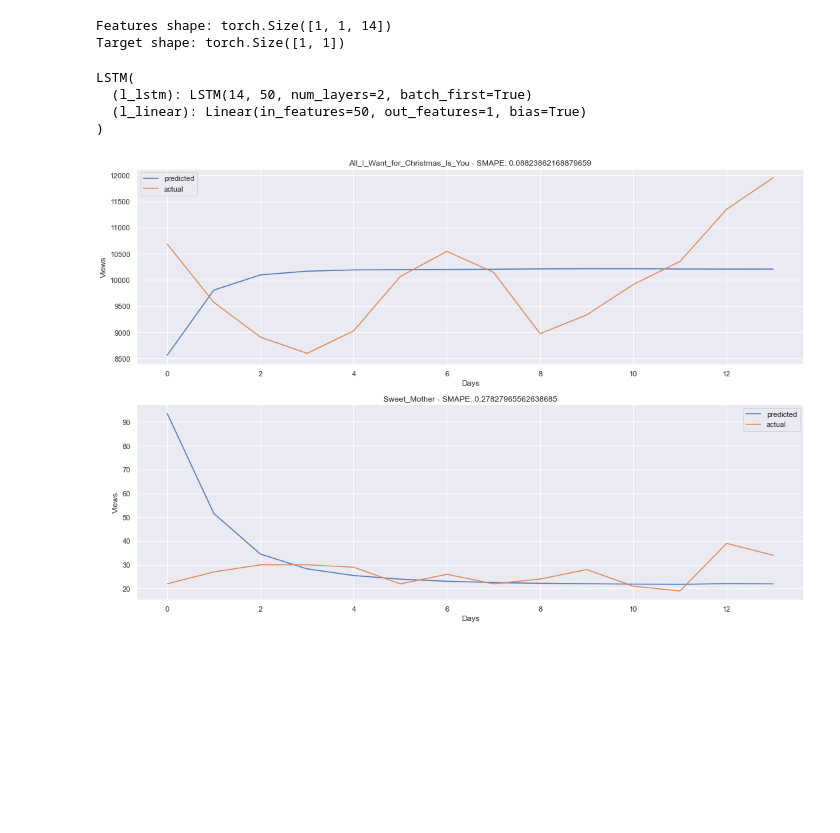
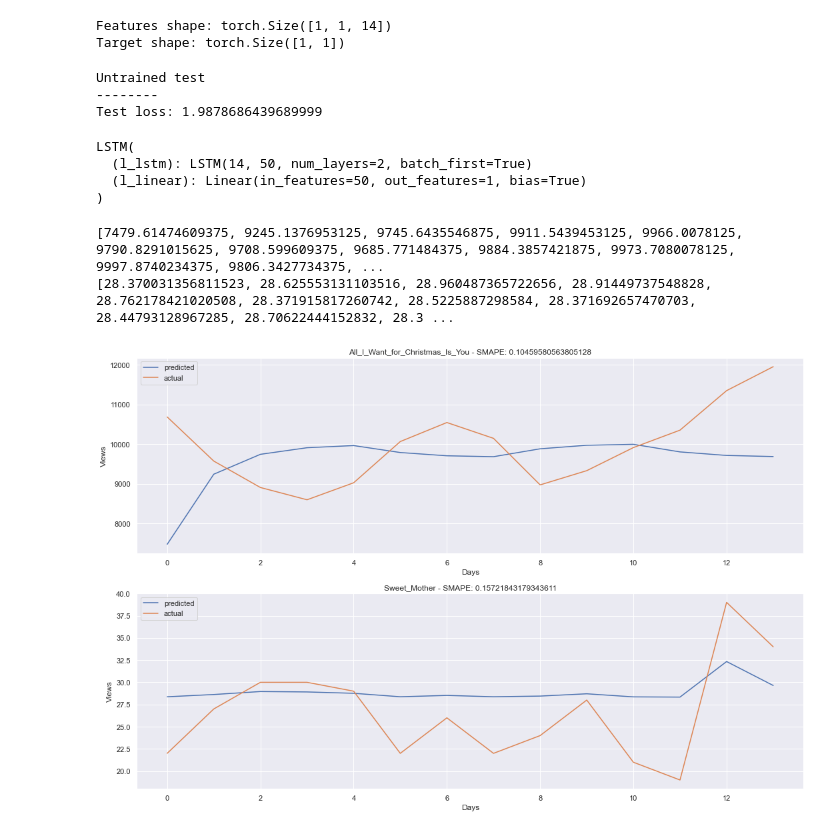
Before and after one commit to MohammadSakhnini/PageView_Prediction, a Jupyter notebook: LSTM.ipynb, the cells around one changed output. Cells and saved outputs as stored; diff of their text form; code cells hidden in the pictures; blank space fills up the shorter version.

```diff
--- a/LSTM.ipynb
+++ b/LSTM.ipynb
@@ -193,14 +193,18 @@ print("Untrained test\n--------")
 test_model(test_loader, model, loss_function)
 print()
 
-epoch = 2
-for ix_epoch in range(epoch):
-    print(f"Epoch {ix_epoch}\n---------")
-    train_model(train_loader, model, loss_function, optimizer=optimizer)
-    test_model(test_loader, model, loss_function)
-    print()
-path = "lstm_new.pth"
+# epoch = 2
+# for ix_epoch in range(epoch):
+#     print(f"Epoch {ix_epoch}\n---------")
+#     train_model(train_loader, model, loss_function, optimizer=optimizer)
+#     test_model(test_loader, model, loss_function)
+#     print()
+# path = "lstm_new.pth"
 #torch.save(model.state_dict(),path)
+# %% [output]
+Untrained test
+--------
+Test loss: 1.9878686439689999
 # %%
 path = "lstm_new.pth"
 model.load_state_dict(torch.load(path))
@@ -226,10 +230,10 @@ loss1 = []
 with torch.no_grad():
     for i in range(14):
         temp = torch.tensor(np.array(song1[i])).unsqueeze(0).unsqueeze(0).to(device).float()
-        predictions = model(temp)
+        predictions = model(temp) * 5
         preds1.append(predictions.cpu().detach().numpy())
+
         loss1.append(smape(predictions.flatten().cpu().detach().numpy(),actual1[i]))
-
 loss1 = np.average(np.array(loss1))
 preds1 = np.array(preds1).flatten()
 
@@ -241,35 +245,38 @@ axs[0].set_xlabel("Days")
 axs[0].set_ylabel("Views")
 axs[0].title.set_text(f"All_I_Want_for_Christmas_Is_You - SMAPE: {loss1}")
 
 
 
 song2 = df[df["article"] == "Sweet_Mother"][features][-28:-14].values
 actual2 = df[df["article"] == "Sweet_Mother"][target][-28:-14].values.flatten()
 preds2 = []
 loss2 = []
 with torch.no_grad():
     for i in range(14):
         temp = torch.tensor(np.array(song2[i])).unsqueeze(0).unsqueeze(0).to(device).float()
-        predictions = model(temp)
+        model.init_hidden(x.size(0))
+        predictions = model(temp) / 1
         preds2.append(predictions.cpu().detach().numpy())
         loss = smape(predictions.flatten().cpu().detach().numpy(),actual2[i])
         loss2.append(loss)
 
 loss2 = np.average(np.array(loss2))
 preds2 = np.array(preds2).flatten()
 
 axs[1].plot(preds2,label="predicted")
 axs[1].plot(actual2,label="actual")
 axs[1].grid(True)
 axs[1].legend()
 axs[1].set_xlabel("Days")
 axs[1].set_ylabel("Views")
 axs[1].title.set_text(f"Sweet_Mother - SMAPE: {loss2}")
 
 
 # plt.show()
 # %% [output]
+[7479.61474609375, 9245.1376953125, 9745.6435546875, 9911.5439453125, 9966.0078125, 9790.8291015625, 9708.599609375, 9685.771484375, 9884.3857421875, 9973.7080078125, 9997.8740234375, 9806.3427734375, ...
+[28.370031356811523, 28.625553131103516, 28.960487365722656, 28.91449737548828, 28.762178421020508, 28.371915817260742, 28.5225887298584, 28.371692657470703, 28.44793128967285, 28.70622444152832, 28.3 ...
-[figure, old version]
+[figure, new version]
 # %%
 import plotly.express as px
 import pandas as pd
```
Also changed, not shown: parts of 2 cells of this notebook, 2 other files.
